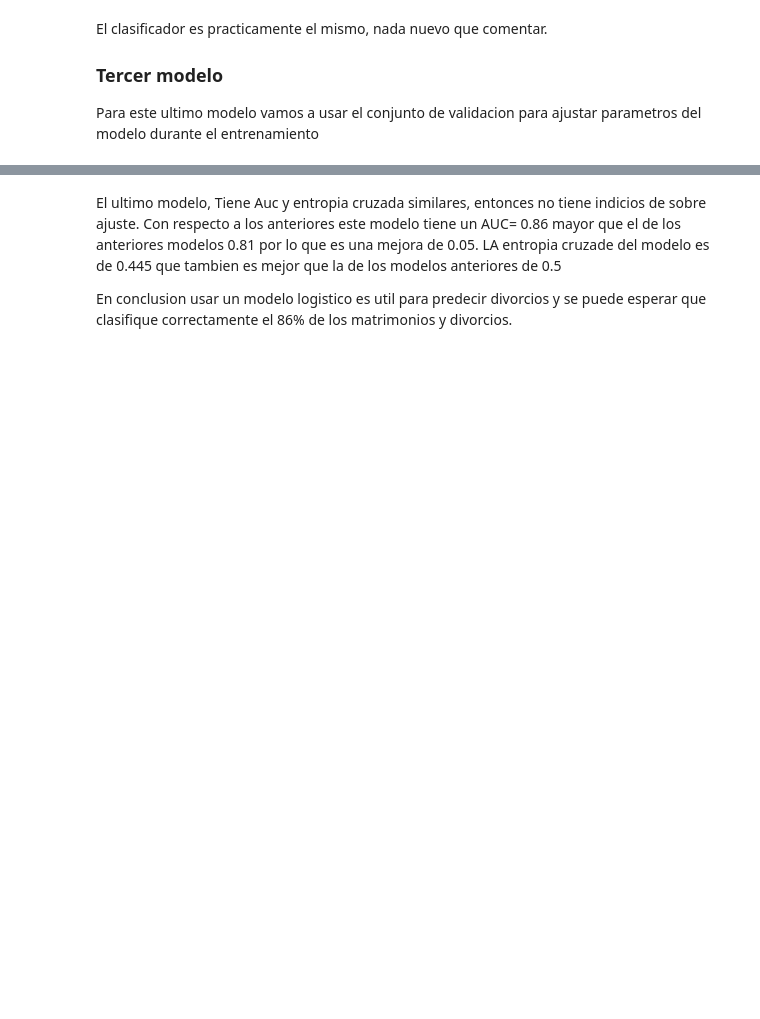
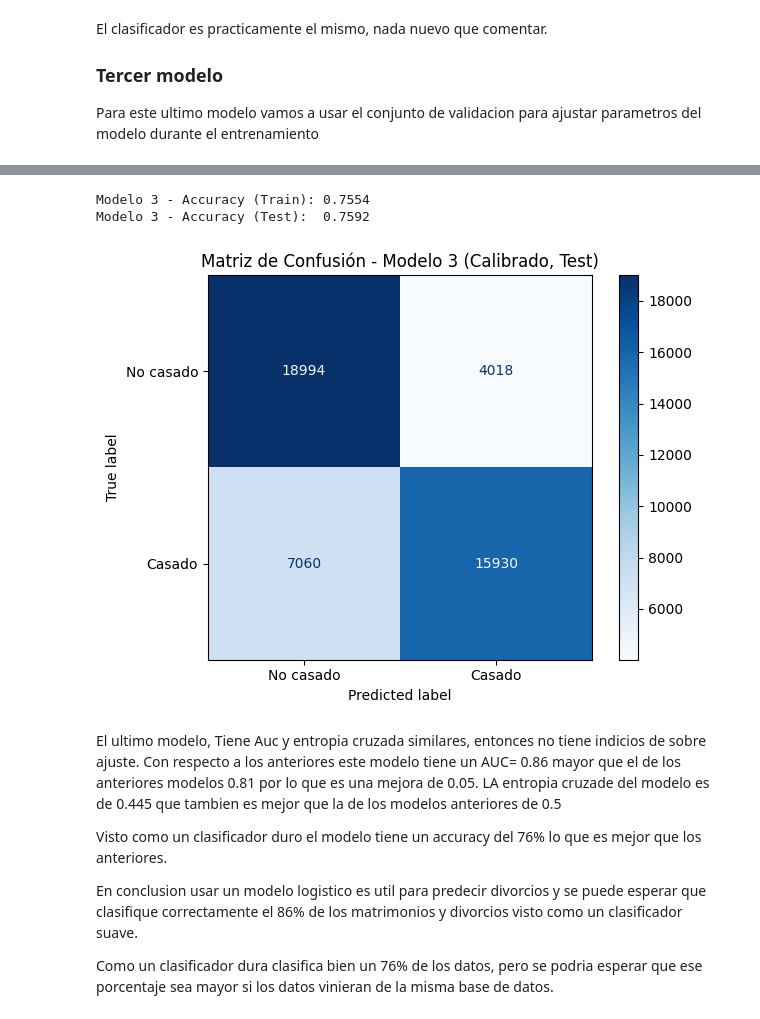
Before and after one commit to DanielRasho/MD-Proyecto3, a Jupyter notebook: ReporteFinal.ipynb, the cells around one changed output, grey strips where cells are left out. Drawn from its saved outputs; the diff is of its cells as text; code cells hidden in the pictures; blank space fills up the shorter version.

```diff
--- a/ReporteFinal.ipynb
+++ b/ReporteFinal.ipynb
@@ -1490,12 +1641,13 @@ search = RandomizedSearchCV(
 )
 
 # Entrenamiento
-search.fit(X_train, y_train)
-print("Mejores parámetros v3:", search.best_params_)
+#search.fit(X_train, y_train)
+#print("Mejores parámetros v3:", search.best_params_)
 
 #  Calibración sobre VALIDATION
-calibrated = CalibratedClassifierCV(search.best_estimator_, cv='prefit', method='isotonic')
-calibrated.fit(X_val, y_val)
+#calibrated = CalibratedClassifierCV(search.best_estimator_, cv='prefit', method='isotonic')
+#calibrated.fit(X_val, y_val)
+calibrated = joblib.load('modelo_calibrado_v3.joblib')
 
 #  Probabilidades calibradas
 y_proba_train = calibrated.predict_proba(X_train)[:,1]
@@ -1529,4 +1687,35 @@ Test: AUC = 0.859, Log-loss = 0.445
+# %%
+
+# Predicción de clases usando umbral 0.5
+y_pred_train = (y_proba_train >= 0.5).astype(int)
+y_pred_test  = (y_proba_test  >= 0.5).astype(int)
+
+# Accuracy
+acc_train = accuracy_score(y_train, y_pred_train)
+acc_test  = accuracy_score(y_test,  y_pred_test)
+
+print(f"Modelo 3 - Accuracy (Train): {acc_train:.4f}")
+print(f"Modelo 3 - Accuracy (Test):  {acc_test:.4f}")
+
+# Matriz de confusión (test)
+cm_v3_test = confusion_matrix(y_test, y_pred_test)
+
+# Visualización
+disp = ConfusionMatrixDisplay(confusion_matrix=cm_v3_test, display_labels=["No casado", "Casado"])
+disp.plot(cmap='Blues')
+plt.title('Matriz de Confusión - Modelo 3 (Calibrado, Test)')
+plt.grid(False)
+plt.tight_layout()
+plt.show()
+# %% [output]
+Modelo 3 - Accuracy (Train): 0.7554
+Modelo 3 - Accuracy (Test):  0.7592
+[figure, added]
 # %% [markdown]
 El ultimo modelo, Tiene Auc y entropia cruzada similares, entonces no tiene indicios de sobre ajuste. Con respecto a los anteriores este modelo tiene un AUC= 0.86 mayor que el de los anteriores modelos 0.81 por lo que es una mejora de 0.05. LA entropia cruzade del modelo es de 0.445 que tambien es mejor que la de los modelos anteriores de 0.5
 
-En conclusion usar un modelo logistico es util para predecir divorcios y se puede esperar que clasifique correctamente el 86% de los matrimonios y divorcios.
+Visto como un clasificador duro el modelo tiene un accuracy del 76% lo que es mejor que los anteriores.
+
+En conclusion usar un modelo logistico es util para predecir divorcios y se puede esperar que clasifique correctamente el 86% de los matrimonios y divorcios visto como un clasificador suave.
+
+Como un clasificador dura clasifica bien un 76% de los datos, pero se podria esperar que ese porcentaje sea mayor si los datos vinieran de la misma base de datos.
```
Also changed, not shown: parts of 29 cells of this notebook, 1 other file.
